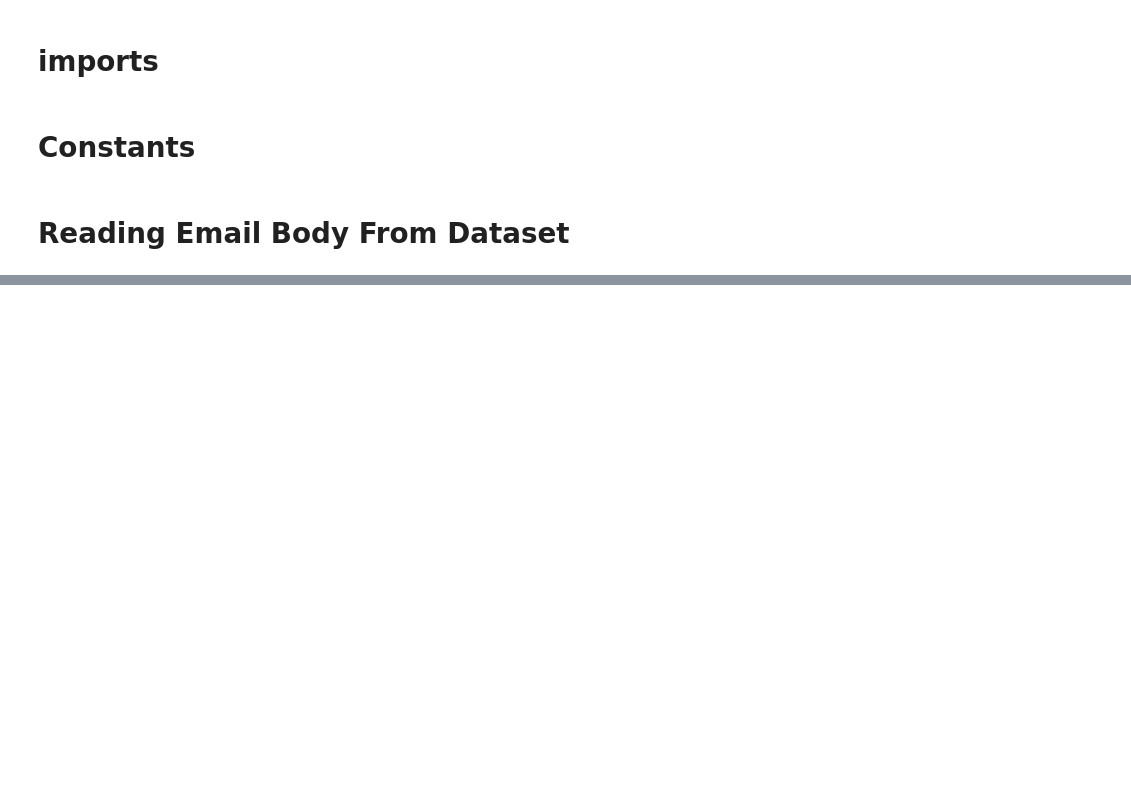
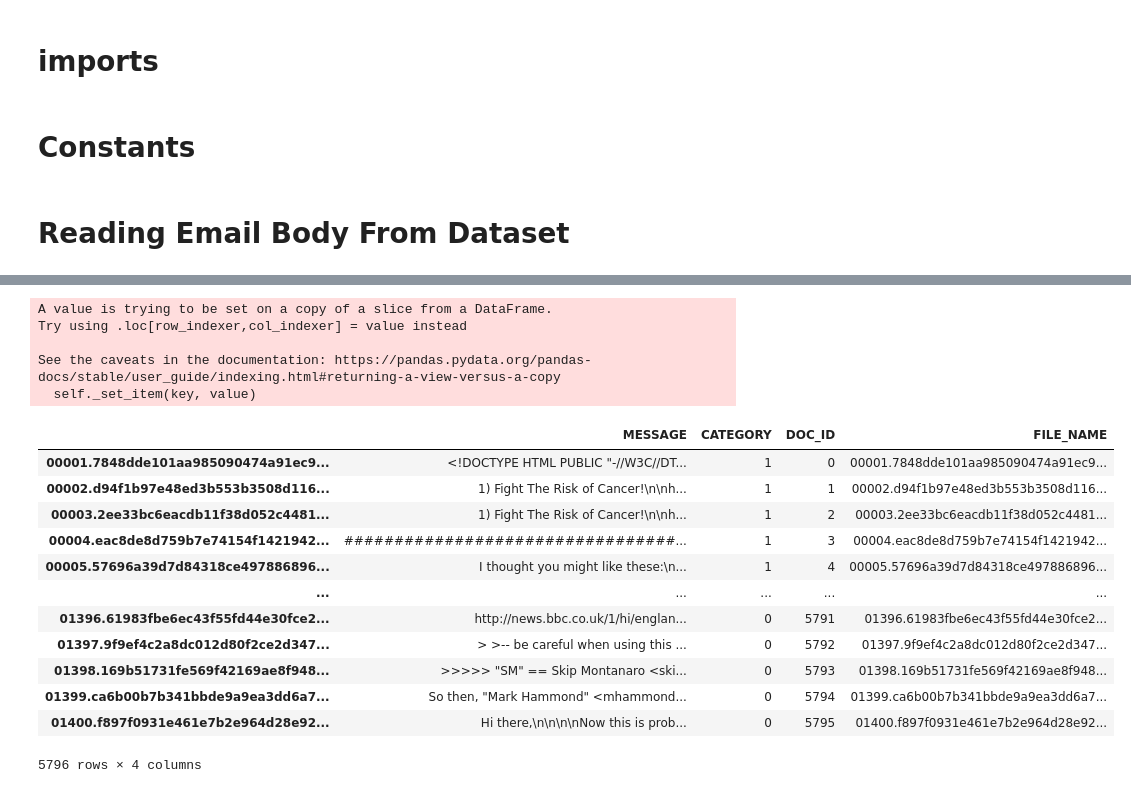
Before and after one commit to qa-amin/Naive-Bayes-Classifier-to-Filter-Spam-Emails, a Jupyter notebook: Naive _Bayes _Classifier.ipynb, the cells around one changed output, grey strips where cells are left out. Drawn from its saved outputs; the diff is of its cells as text; code cells hidden in the pictures; blank space fills up the shorter version.

Commit message:
cleaning data  remove null rows, add DOC_ID as index

```diff
--- a/Naive _Bayes _Classifier.ipynb
+++ b/Naive _Bayes _Classifier.ipynb
@@ -114,0 +121,2 @@ data
+# %%
+data = data[~(data['MESSAGE'] == '')]
@@ -114,0 +141,4 @@ data
+# %%
+doc_ids = range(0, len(data.index))
+data['DOC_ID'] = doc_ids
+data
@@ -114,0 +164,22 @@ data
+# %%
+data['FILE_NAME'] = data.index
+data
+# %% [output]
+A value is trying to be set on a copy of a slice from a DataFrame.
+Try using .loc[row_indexer,col_indexer] = value instead
+
+See the caveats in the documentation: https://pandas.pydata.org/pandas-docs/stable/user_guide/indexing.html#returning-a-view-versus-a-copy
+  self._set_item(key, value)
+|  | MESSAGE | CATEGORY | DOC_ID | FILE_NAME |
+| 00001.7848dde101aa985090474a91ec9... | <!DOCTYPE HTML PUBLIC "-//W3C//DT... | 1 | 0 | 00001.7848dde101aa985090474a91ec9... |
+| 00002.d94f1b97e48ed3b553b3508d116... | 1) Fight The Risk of Cancer!\n\nh... | 1 | 1 | 00002.d94f1b97e48ed3b553b3508d116... |
+| 00003.2ee33bc6eacdb11f38d052c4481... | 1) Fight The Risk of Cancer!\n\nh... | 1 | 2 | 00003.2ee33bc6eacdb11f38d052c4481... |
+| 00004.eac8de8d759b7e74154f1421942... | #################################... | 1 | 3 | 00004.eac8de8d759b7e74154f1421942... |
+| 00005.57696a39d7d84318ce497886896... | I thought you might like these:\n... | 1 | 4 | 00005.57696a39d7d84318ce497886896... |
+| ... | ... | ... | ... | ... |
+| 01396.61983fbe6ec43f55fd44e30fce2... | http://news.bbc.co.uk/1/hi/englan... | 0 | 5791 | 01396.61983fbe6ec43f55fd44e30fce2... |
+| 01397.9f9ef4c2a8dc012d80f2ce2d347... | > >-- be careful when using this ... | 0 | 5792 | 01397.9f9ef4c2a8dc012d80f2ce2d347... |
+| 01398.169b51731fe569f42169ae8f948... | >>>>> "SM" == Skip Montanaro <ski... | 0 | 5793 | 01398.169b51731fe569f42169ae8f948... |
+| 01399.ca6b00b7b341bbde9a9ea3dd6a7... | So then, "Mark Hammond" <mhammond... | 0 | 5794 | 01399.ca6b00b7b341bbde9a9ea3dd6a7... |
+| 01400.f897f0931e461e7b2e964d28e92... | Hi there,\n\n\n\nNow this is prob... | 0 | 5795 | 01400.f897f0931e461e7b2e964d28e92... |
+5796 rows × 4 columns
```
Also changed, not shown: parts of 10 cells of this notebook.
